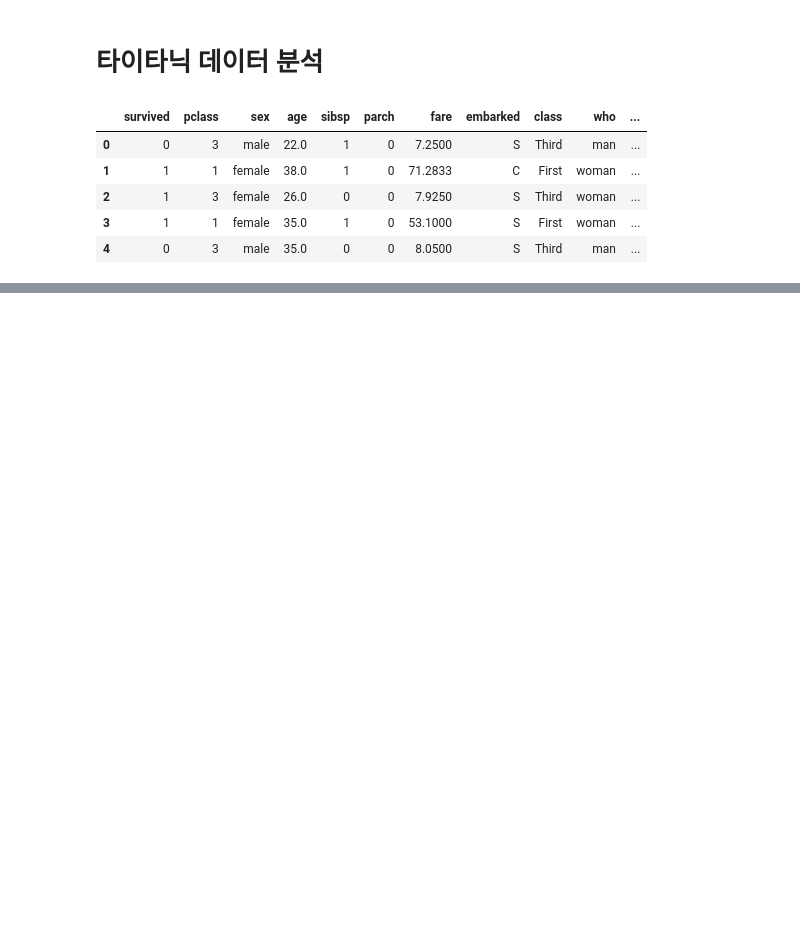
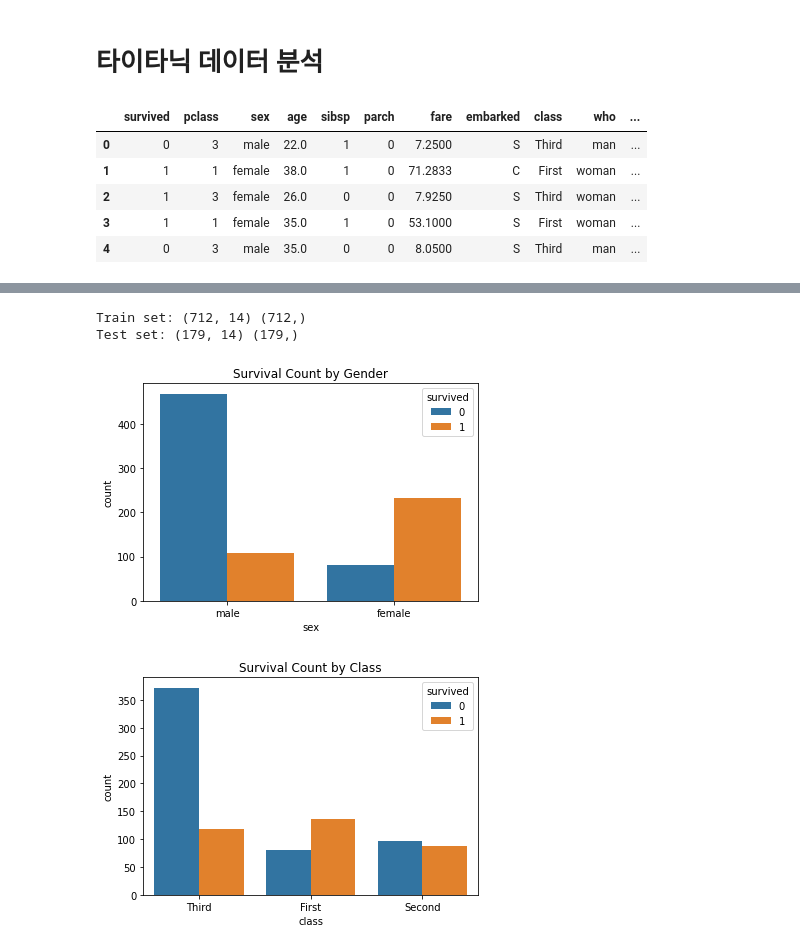
Before and after one commit to woplnc/ds2025s, a Jupyter notebook: Report.ipynb, the cells around one changed output, grey strips where cells are left out. Saved outputs shown, nothing was run; the diff lists cells and outputs as text; code cells hidden in the pictures; blank space fills up the shorter version.

```diff
--- a/Report.ipynb
+++ b/Report.ipynb
@@ -17,0 +63,4 @@ df.head()
+# %%
+import pandas as pd
+
+df = pd.read_csv("titanic.csv")  # 또는 train.csv 등
@@ -17,0 +77,19 @@ df.head()
+# %%
+print("Train set:", X_train.shape, y_train.shape)
+print("Test set:", X_test.shape, y_test.shape)
+# %% [output]
+Train set: (712, 14) (712,)
+Test set: (179, 14) (179,)
+# %%
+# 성별에 따른 생존자 수 시각화
+sns.countplot(data=df, x='sex', hue='survived')
+plt.title("Survival Count by Gender")
+plt.show()
+
+# 클래스별 생존자 수 시각화
+sns.countplot(data=df, x='class', hue='survived')
+plt.title("Survival Count by Class")
+plt.show()
+# %% [output]
+[figure, added]
+[figure, added]
```
Also changed, not shown: parts of 8 cells of this notebook, 6 other files.
